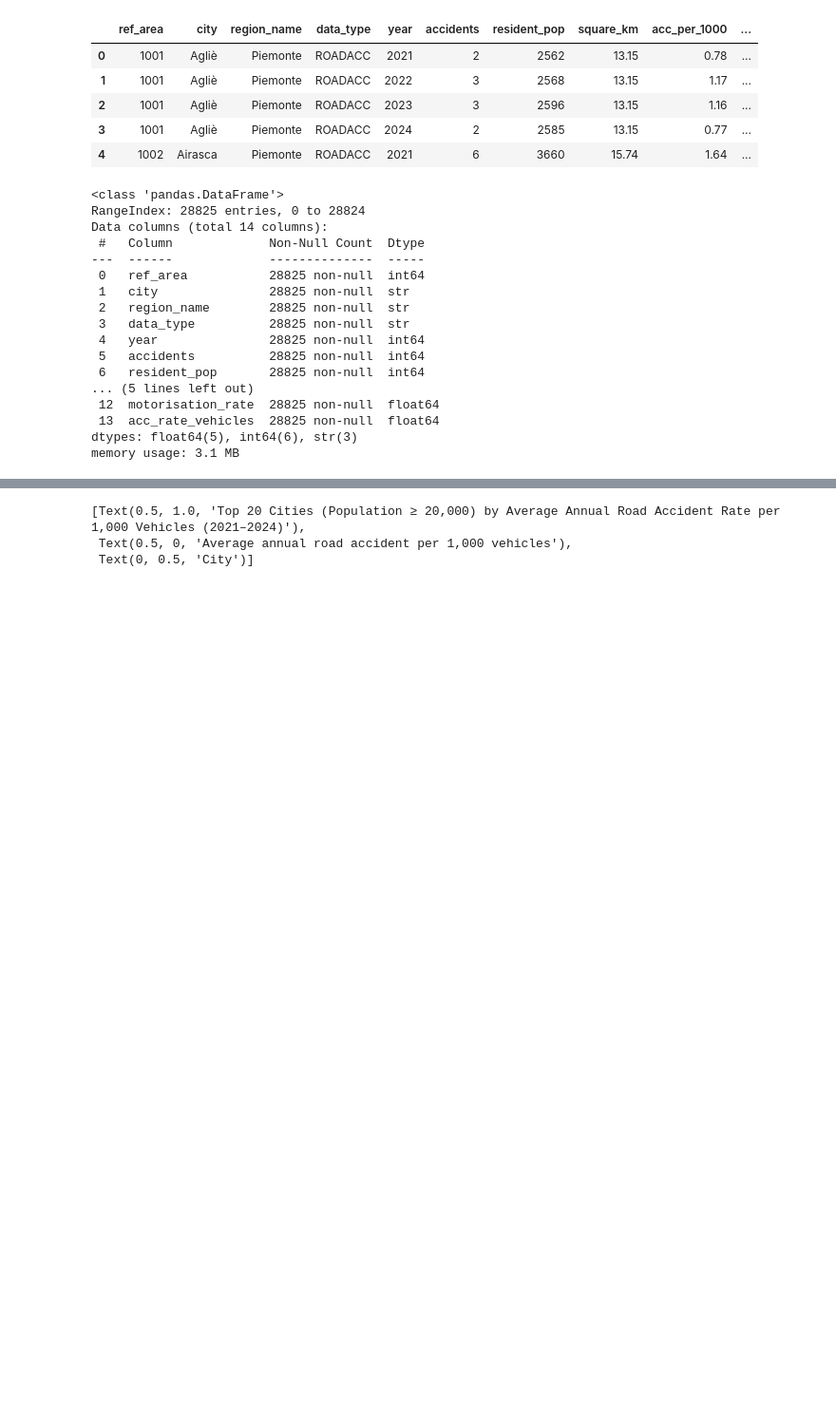
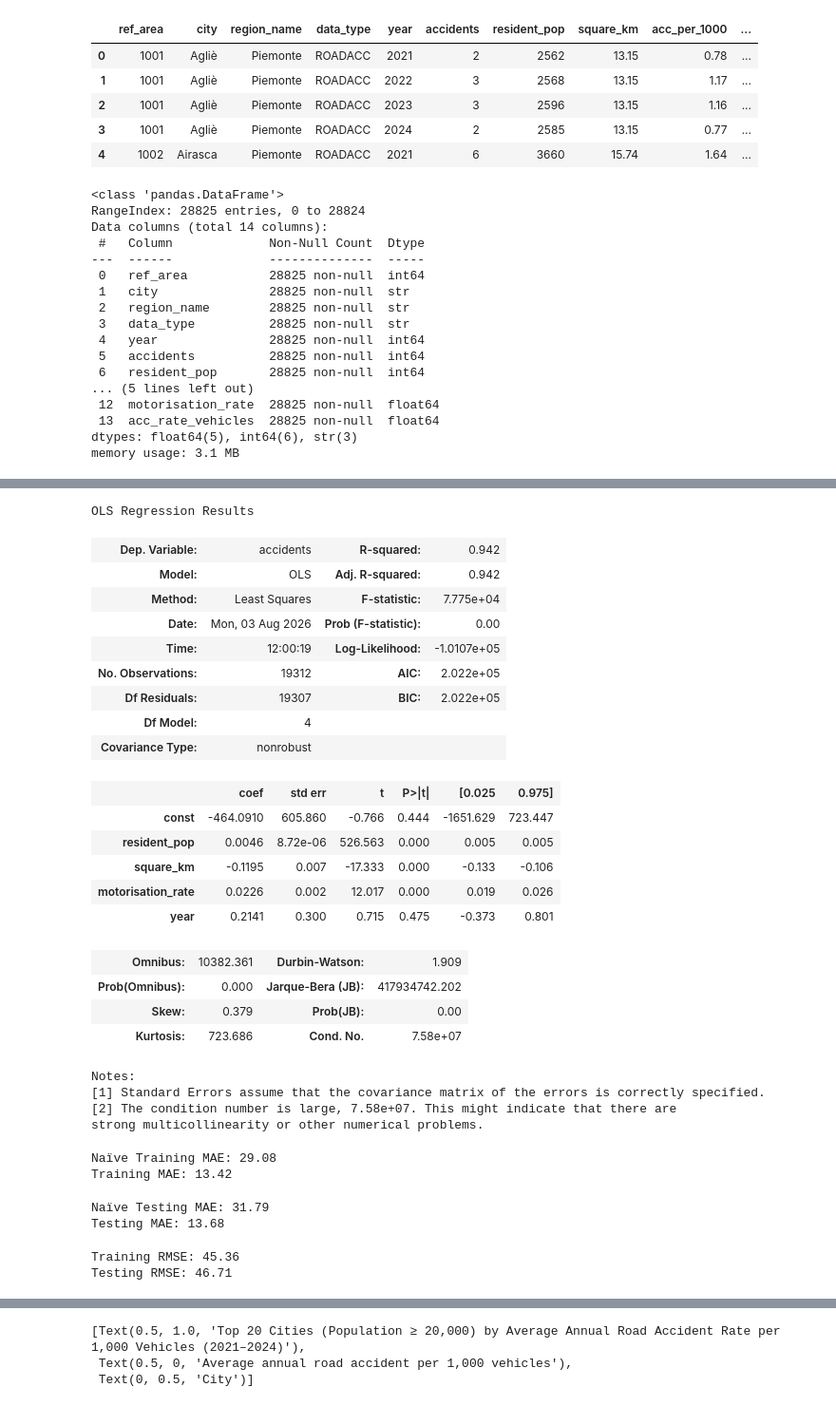
Before and after one commit to AndreaCav99/final_project_boolean, a Jupyter notebook: final_project_boolean.ipynb, the cells around one changed output, grey strips where cells are left out. Shown at 95% size. Drawn from its saved outputs; the diff is of its cells as text; code cells hidden in the pictures; blank space fills up the shorter version.

```diff
--- a/final_project_boolean.ipynb
+++ b/final_project_boolean.ipynb
@@ -835,3 +835,39 @@ Notes:
 [1] Standard Errors assume that the covariance matrix of the errors is correctly specified.
 [2] The condition number is large, 8.2e+07. This might indicate that there are
 strong multicollinearity or other numerical problems.
+# %%
+y = df_regression['accidents']
+X = df_regression[['resident_pop','square_km','motorisation_rate','year']]
+X = sm.add_constant(data=X)   # add a constant to the model
+
+from sklearn.model_selection import train_test_split
+X_train, X_test, y_train, y_test = train_test_split(X, y, test_size=0.33, random_state=42)
+# %%
+model = sm.OLS(endog=y_train,exog=X_train)
+results = model.fit()
+results.summary()
+# %% [output]
+OLS Regression Results
+| Dep. Variable: | accidents | R-squared: | 0.942 |
+| Model: | OLS | Adj. R-squared: | 0.942 |
+| Method: | Least Squares | F-statistic: | 7.775e+04 |
+| Date: | Mon, 03 Aug 2026 | Prob (F-statistic): | 0.00 |
+| Time: | 12:00:19 | Log-Likelihood: | -1.0107e+05 |
+| No. Observations: | 19312 | AIC: | 2.022e+05 |
+| Df Residuals: | 19307 | BIC: | 2.022e+05 |
+| Df Model: | 4 |  |  |
+| Covariance Type: | nonrobust |  |  |
+|  | coef | std err | t | P>|t| | [0.025 | 0.975] |
+| const | -464.0910 | 605.860 | -0.766 | 0.444 | -1651.629 | 723.447 |
+| resident_pop | 0.0046 | 8.72e-06 | 526.563 | 0.000 | 0.005 | 0.005 |
+| square_km | -0.1195 | 0.007 | -17.333 | 0.000 | -0.133 | -0.106 |
+| motorisation_rate | 0.0226 | 0.002 | 12.017 | 0.000 | 0.019 | 0.026 |
+| year | 0.2141 | 0.300 | 0.715 | 0.475 | -0.373 | 0.801 |
+| Omnibus: | 10382.361 | Durbin-Watson: | 1.909 |
+| Prob(Omnibus): | 0.000 | Jarque-Bera (JB): | 417934742.202 |
+| Skew: | 0.379 | Prob(JB): | 0.00 |
+| Kurtosis: | 723.686 | Cond. No. | 7.58e+07 |
+Notes:
+[1] Standard Errors assume that the covariance matrix of the errors is correctly specified.
+[2] The condition number is large, 7.58e+07. This might indicate that there are
+strong multicollinearity or other numerical problems.
@@ -837,0 +877,16 @@ strong multicollinearity or other numerical problems.
+# %%
+pred_train = results.predict(X_train)
+
+print('Naïve Training MAE:', mae(y_train, np.mean(y_train))) #naive mae
+print('Training MAE:', mae(y_train, pred_train)) # mae
+# %% [output]
+Naïve Training MAE: 29.08
+Training MAE: 13.42
+# %%
+pred_test = results.predict(X_test)
+
+print('Naïve Testing MAE:', mae(y_test, np.mean(y_test))) #naive mae
+print('Testing MAE:', mae(y_test, pred_test)) # mae
+# %% [output]
+Naïve Testing MAE: 31.79
+Testing MAE: 13.68
@@ -838,3 +897,9 @@ strong multicollinearity or other numerical problems.
+# %%
+print('Training RMSE:', rmse(y_train, pred_train))
+print('Testing RMSE:', rmse(y_test, pred_test))
+# %% [output]
+Training RMSE: 45.36
+Testing RMSE: 46.71
 # %%
 acc_rate_vehicles = (
     df_regression.groupby(['city', 'region_name'], as_index=False)
```
Also changed, not shown: parts of 3 cells of this notebook, 2 other files.
